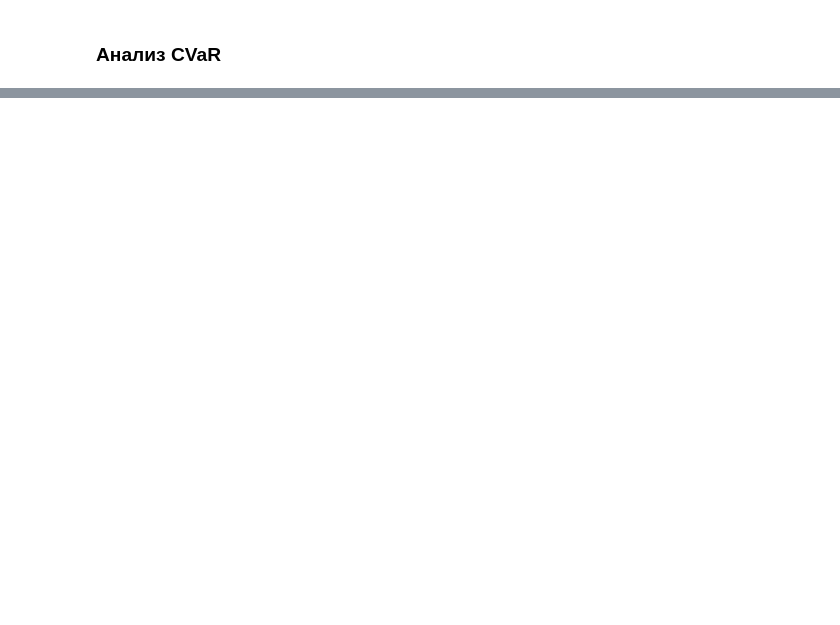
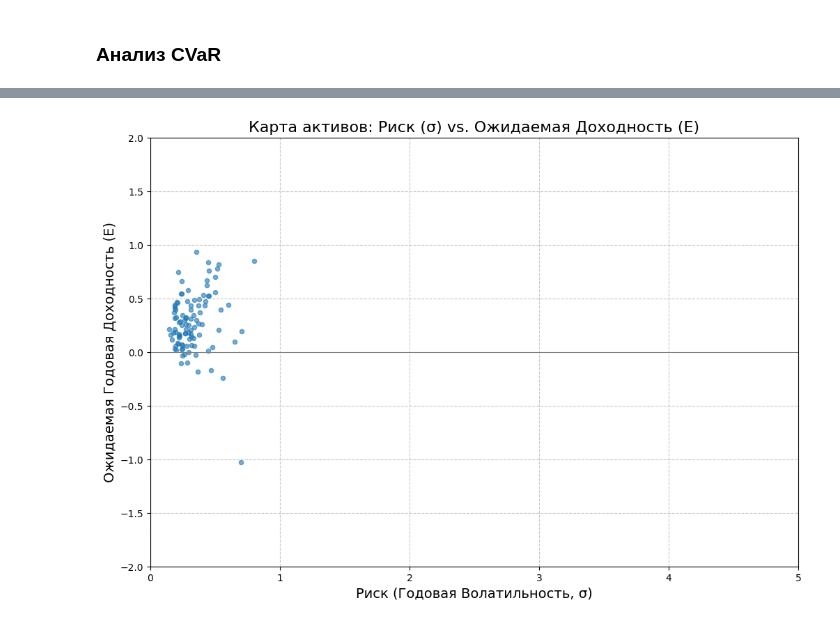
Before and after one commit to theMagusDev/NASDAQ-risk-return-analisys, a Jupyter notebook: static_analisys.ipynb, the cells around one changed output, grey strips where cells are left out. Drawn from its saved outputs; the diff is of its cells as text; code cells hidden in the pictures; blank space fills up the shorter version.

```diff
--- a/static_analisys.ipynb
+++ b/static_analisys.ipynb
@@ -441,0 +465,2 @@ else:
+# %%
+data = data.applymap(lambda x: str(x).replace(',', '.') if isinstance(x, str) else x)
@@ -441,0 +477,2 @@ else:
+# %%
+data = data.astype(float)
@@ -441,0 +491,19 @@ else:
+# %%
+ANNUALIZATION_FACTOR = 252
+
+daily_metrics = log_returns.agg(['mean', 'std'])
+
+expected_returns = daily_metrics.loc['mean'] * ANNUALIZATION_FACTOR
+annual_volatility = daily_metrics.loc['std'] * np.sqrt(ANNUALIZATION_FACTOR)
+asset_metrics = pd.DataFrame({
+    'Expected Return (mu)': expected_returns,
+    'Risk (sigma)': annual_volatility
+})
+
+asset_metrics = asset_metrics.sort_values(by='Risk (sigma)', ascending=True)
+
+print("Calculated Expected Returns (mu) and Annualized Risk (sigma) for all assets.")
+print("\n--- Top 5 lowest risk assets ---")
+print(asset_metrics.head())
+print("\n--- Bottom 5 highest risk assets ---")
+print(asset_metrics.tail())
@@ -441,0 +528,23 @@ else:
+# %%
+plt.figure(figsize=(12, 8))
+
+plt.scatter(
+    asset_metrics['Risk (sigma)'],
+    asset_metrics['Expected Return (mu)'],
+    alpha=0.6,
+    s=20
+)
+
+plt.title('Карта активов: Риск (σ) vs. Ожидаемая Доходность (E)', fontsize=16)
+plt.xlabel('Риск (Годовая Волатильность, σ)', fontsize=14)
+plt.ylabel('Ожидаемая Годовая Доходность (E)', fontsize=14)
+plt.grid(True, linestyle='--', alpha=0.7)
+plt.xlim(0, 5)
+plt.ylim(-2, 2)
+
+plt.axhline(0, color='grey', linestyle='-', linewidth=0.8) # Линия нулевой доходности
+plt.axvline(0, color='grey', linestyle='-', linewidth=0.8) # Линия нулевого риска
+
+plt.show()
+# %% [output]
+[figure, added]
```
Also changed, not shown: parts of 22 cells of this notebook, 4 other files.
